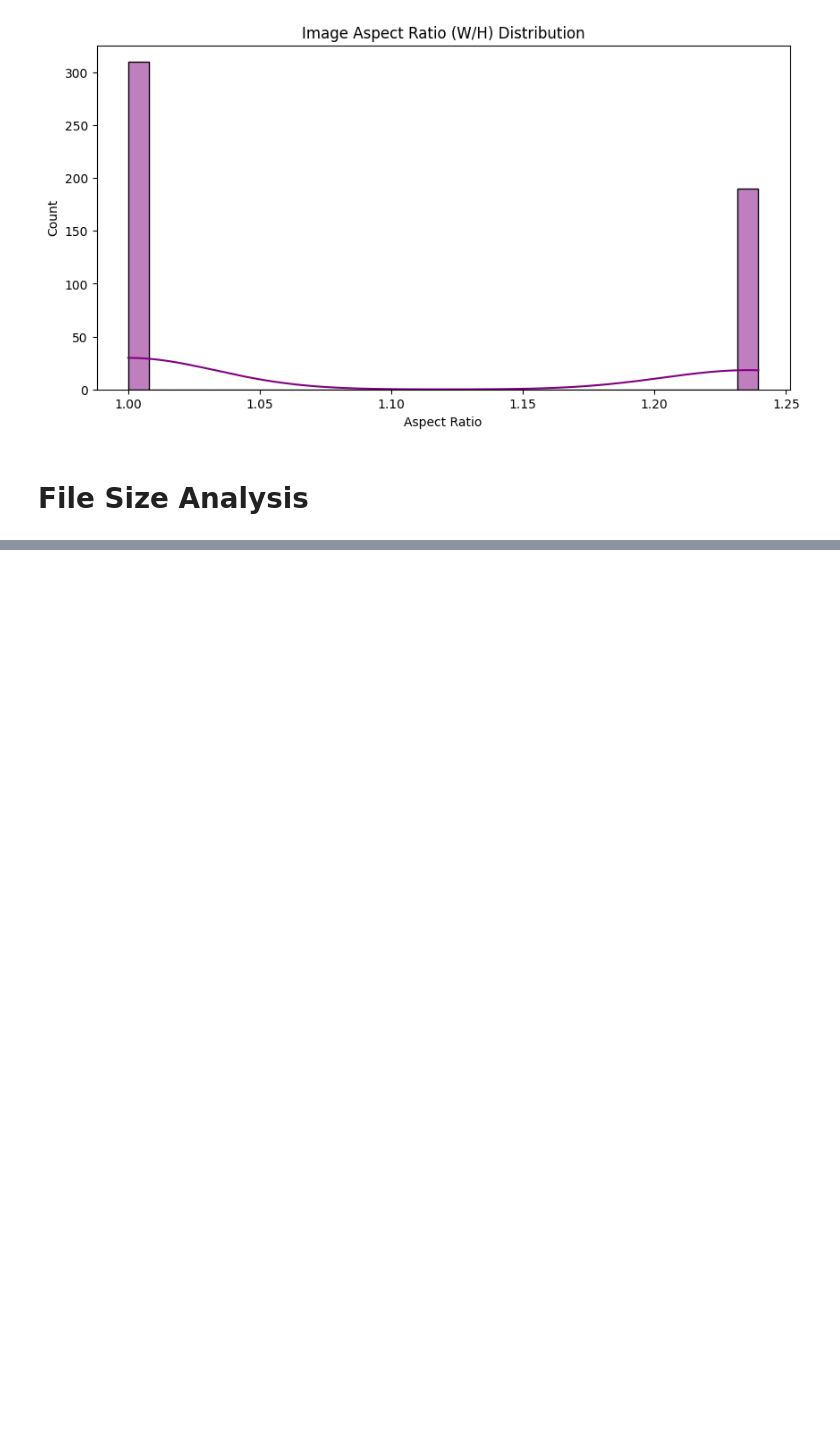
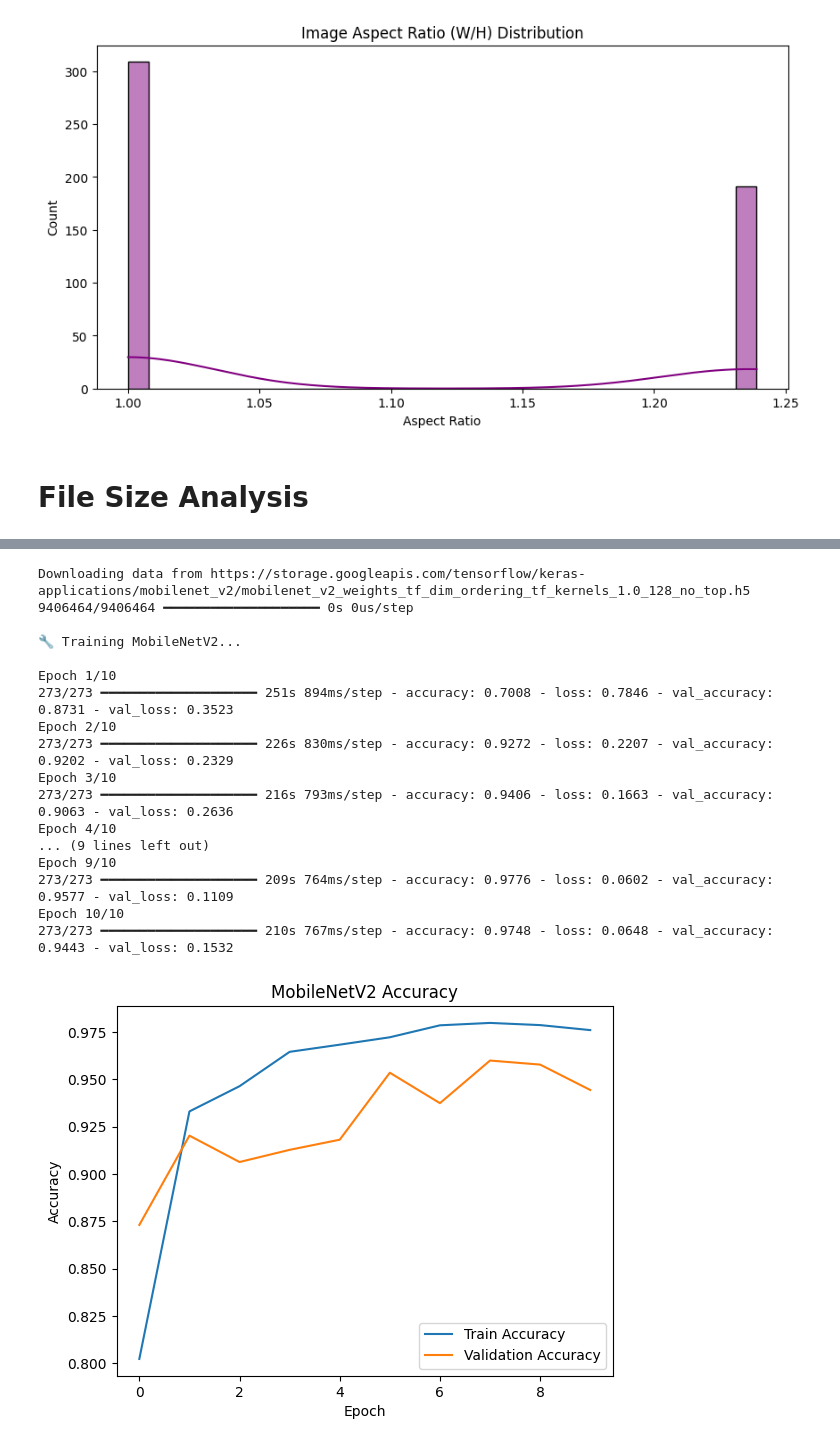
Before and after one commit to gauravgupt8/Data-Science-Dissertation, a Jupyter notebook: Kidney_Early_Detection_Dissertation.ipynb, the cells around one changed output, grey strips where cells are left out. Saved outputs shown, nothing was run; the diff lists cells and outputs as text; code cells hidden in the pictures; blank space fills up the shorter version.

Commit message:
Experiment on Model MobileNetV2

```diff
--- a/Kidney_Early_Detection_Dissertation.ipynb
+++ b/Kidney_Early_Detection_Dissertation.ipynb
@@ -232,0 +284,64 @@ Min file size: 55.36 KB
+# %%
+# ============================================
+# 7. Train and Evaluate Models
+# ============================================
+
+def train_and_evaluate(model, model_name):
+    print(f"\n🔧 Training {model_name}...\n")
+    history = model.fit(train_data, validation_data=val_data, epochs=10)
+
+    plt.plot(history.history['accuracy'], label='Train Accuracy')
+    plt.plot(history.history['val_accuracy'], label='Validation Accuracy')
+    plt.title(f'{model_name} Accuracy')
+    plt.xlabel('Epoch')
+    plt.ylabel('Accuracy')
+    plt.legend()
+    plt.show()
+
+    preds = model.predict(test_data)
+    y_pred = np.argmax(preds, axis=1)
+    y_true = test_data.classes
+
+    cm = confusion_matrix(y_true, y_pred)
+    plt.figure(figsize=(8,6))
+    sns.heatmap(cm, annot=True, fmt='d', xticklabels=class_names,
+                yticklabels=class_names, cmap='Blues')
+    plt.title(f'{model_name} Confusion Matrix')
+    plt.xlabel('Predicted')
+    plt.ylabel('True')
+    plt.show()
+
+    print(f"\n📄 {model_name} Classification Report:\n")
+    print(classification_report(y_true, y_pred, target_names=class_names))
+
+    acc = accuracy_score(y_true, y_pred)
+    prec = precision_score(y_true, y_pred, average='macro')
+    rec = recall_score(y_true, y_pred, average='macro')
+    f1 = f1_score(y_true, y_pred, average='macro')
+    print(f"\n🔎 {model_name} Metrics:")
+    print(f"Accuracy:  {acc:.4f}")
+    print(f"Precision: {prec:.4f}")
+    print(f"Recall:    {rec:.4f}")
+    print(f"F1 Score:  {f1:.4f}")
+# %%
+mobilenet = create_mobilenet()
+train_and_evaluate(mobilenet, "MobileNetV2")
+# %% [output]
+Downloading data from https://storage.googleapis.com/tensorflow/keras-applications/mobilenet_v2/mobilenet_v2_weights_tf_dim_ordering_tf_kernels_1.0_128_no_top.h5
+9406464/9406464 ━━━━━━━━━━━━━━━━━━━━ 0s 0us/step
+
+🔧 Training MobileNetV2...
+
+Epoch 1/10
+273/273 ━━━━━━━━━━━━━━━━━━━━ 251s 894ms/step - accuracy: 0.7008 - loss: 0.7846 - val_accuracy: 0.8731 - val_loss: 0.3523
+Epoch 2/10
+273/273 ━━━━━━━━━━━━━━━━━━━━ 226s 830ms/step - accuracy: 0.9272 - loss: 0.2207 - val_accuracy: 0.9202 - val_loss: 0.2329
+Epoch 3/10
+273/273 ━━━━━━━━━━━━━━━━━━━━ 216s 793ms/step - accuracy: 0.9406 - loss: 0.1663 - val_accuracy: 0.9063 - val_loss: 0.2636
+Epoch 4/10
+... (9 lines left out)
+Epoch 9/10
+273/273 ━━━━━━━━━━━━━━━━━━━━ 209s 764ms/step - accuracy: 0.9776 - loss: 0.0602 - val_accuracy: 0.9577 - val_loss: 0.1109
+Epoch 10/10
+273/273 ━━━━━━━━━━━━━━━━━━━━ 210s 767ms/step - accuracy: 0.9748 - loss: 0.0648 - val_accuracy: 0.9443 - val_loss: 0.1532
+[figure, added]
```
Also changed, not shown: parts of 8 cells of this notebook.
